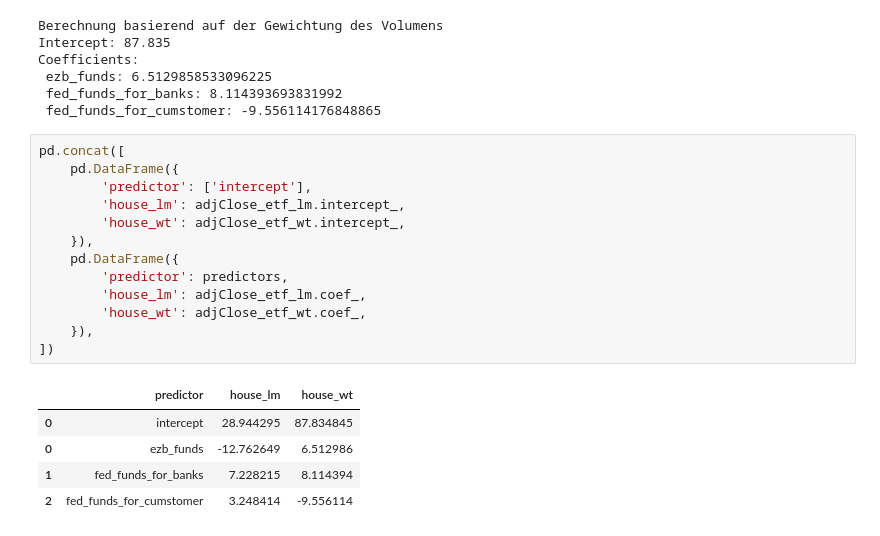
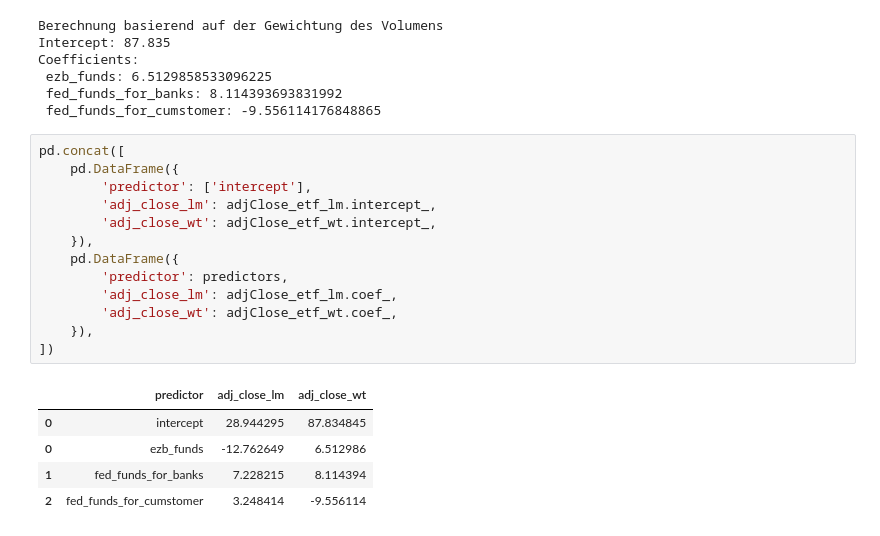
Before and after one commit to FalcarDE/ss_2032_stonks_data_science, a Jupyter notebook: Chapter 4 - Regression and Prediction.ipynb, the cells around one changed output. Cells and saved outputs as stored; diff of their text form.

Commit message:
fix adj_close_lm & adj_close_wt

```diff
--- a/Chapter 4 - Regression and Prediction.ipynb
+++ b/Chapter 4 - Regression and Prediction.ipynb
@@ -284,18 +283,18 @@ Coefficients:
 # %%
 pd.concat([
     pd.DataFrame({
         'predictor': ['intercept'],
-        'house_lm': adjClose_etf_lm.intercept_,
-        'house_wt': adjClose_etf_wt.intercept_,
+        'adj_close_lm': adjClose_etf_lm.intercept_,
+        'adj_close_wt': adjClose_etf_wt.intercept_,
     }),
     pd.DataFrame({
         'predictor': predictors,
-        'house_lm': adjClose_etf_lm.coef_,
-        'house_wt': adjClose_etf_wt.coef_,
+        'adj_close_lm': adjClose_etf_lm.coef_,
+        'adj_close_wt': adjClose_etf_wt.coef_,
     }),
 ])
 # %% [output]
-|  | predictor | house_lm | house_wt |
+|  | predictor | adj_close_lm | adj_close_wt |
 | 0 | intercept | 28.944295 | 87.834845 |
 | 0 | ezb_funds | -12.762649 | 6.512986 |
 | 1 | fed_funds_for_banks | 7.228215 | 8.114394 |
```
Also changed, not shown: parts of 2 cells of this notebook.
